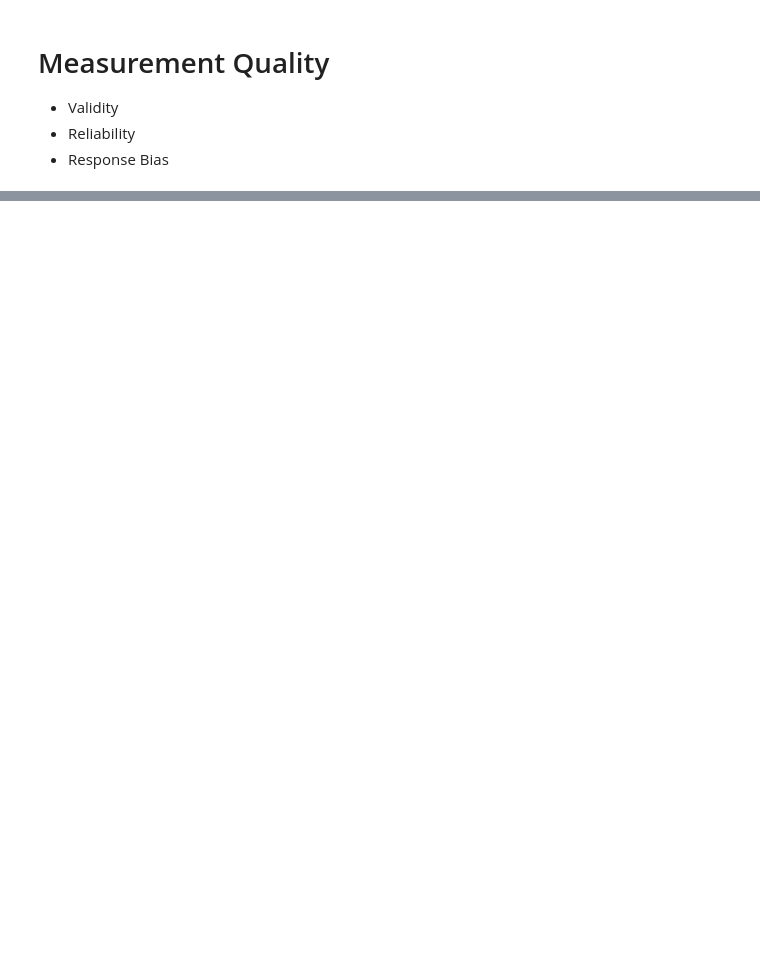
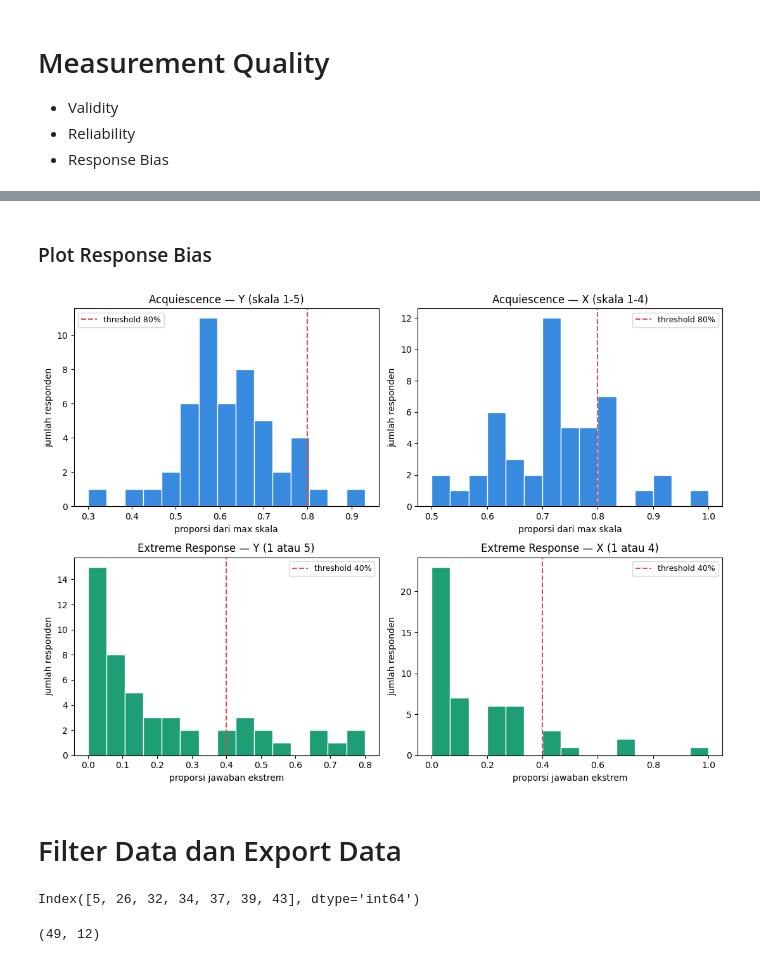
Before and after one commit to williamuntung/Pengaruh-Efikasi-Diri-Terhadap-Tingkat-Stress-Periode-UTS-Data-Science-B28, a Jupyter notebook: measurment.ipynb, the cells around one changed output, grey strips where cells are left out. Drawn from its saved outputs; the diff is of its cells as text; code cells hidden in the pictures; blank space fills up the shorter version.

```diff
--- a/measurment.ipynb
+++ b/measurment.ipynb
@@ -99,0 +394,6 @@ df_final.head()
+# %%
+y_mean = var_y.mean(axis = 1) / 5
+y_high_acq = y_mean >= 0.8
+y_low_acq = y_mean <= 0.2
+y_acq_flag = y_high_acq | y_low_acq
+y_acq_flag.value_counts()
@@ -99,0 +404,6 @@ df_final.head()
+# %%
+x_mean = var_x.mean(axis = 1) / 4
+x_high_acq = x_mean >= 0.8
+x_low_acq = x_mean <= 0.2
+x_acq_flag = x_high_acq | x_low_acq
+x_acq_flag.value_counts()
@@ -99,0 +416,4 @@ df_final.head()
+# %%
+extreme_y = var_y.apply(lambda r: ((r == 1) | (r == 5)).mean(), axis = 1)
+extreme_y_flag = extreme_y > 0.4
+extreme_y_flag.value_counts()
@@ -99,0 +432,4 @@ df_final.head()
+# %%
+extreme_x = var_x.apply(lambda r: ((r == 1) | (r == 4)).mean(), axis = 1)
+extreme_x_flag = extreme_x > 0.4
+extreme_x_flag.value_counts()
@@ -99,0 +510,45 @@ df_final.head()
+# %% [markdown]
+### Plot Response Bias
+# %%
+fig, axes = plt.subplots(2, 2, figsize=(11, 8))
+
+# Acquiescence Y
+axes[0,0].hist(y_mean, bins=15, color="#378ADD", edgecolor="white")
+axes[0,0].axvline(0.8, color="#E24B4A", linestyle="--", linewidth=1.5, label="threshold 80%")
+# axes[0,0].axvline(0.2, color="#E24B4A", linestyle="--", linewidth=1.5, label="threshold 20%")
+axes[0,0].set_title("Acquiescence — Y (skala 1-5)")
+axes[0,0].set_xlabel("proporsi dari max skala")
+axes[0,0].set_ylabel("jumlah responden")
+axes[0,0].legend(fontsize=9)
+
+# Acquiescence X
+axes[0,1].hist(x_mean, bins=15, color="#378ADD", edgecolor="white")
+axes[0,1].axvline(0.8, color="#E24B4A", linestyle="--", linewidth=1.5, label="threshold 80%")
+# axes[0,1].axvline(0.2, color="#E24B4A", linestyle="--", linewidth=1.5, label="threshold 20%")
+axes[0,1].set_title("Acquiescence — X (skala 1-4)")
+axes[0,1].set_xlabel("proporsi dari max skala")
+axes[0,1].set_ylabel("jumlah responden")
+axes[0,1].legend(fontsize=9)
+
+# Extreme Y
+axes[1,0].hist(extreme_y, bins=15, color="#1D9E75", edgecolor="white")
+axes[1,0].axvline(0.4, color="#E24B4A", linestyle="--", linewidth=1.5, label="threshold 40%")
+axes[1,0].set_title("Extreme Response — Y (1 atau 5)")
+axes[1,0].set_xlabel("proporsi jawaban ekstrem")
+axes[1,0].set_ylabel("jumlah responden")
+axes[1,0].legend(fontsize=9)
+
+# Extreme X
+axes[1,1].hist(extreme_x, bins=15, color="#1D9E75", edgecolor="white")
+axes[1,1].axvline(0.4, color="#E24B4A", linestyle="--", linewidth=1.5, label="threshold 40%")
+axes[1,1].set_title("Extreme Response — X (1 atau 4)")
+axes[1,1].set_xlabel("proporsi jawaban ekstrem")
+axes[1,1].set_ylabel("jumlah responden")
+axes[1,1].legend(fontsize=9)
+
+plt.tight_layout()
+plt.show()
+# %% [output]
+[figure, added]
+# %% [markdown]
+# Filter Data dan Export Data
@@ -99,0 +557,8 @@ df_final.head()
+# %%
+df_final[flagged].index
+# %% [output]
+Index([5, 26, 32, 34, 37, 39, 43], dtype='int64')
+# %%
+df_final.shape
+# %% [output]
+(49, 12)
```
Also changed, not shown: parts of 55 cells of this notebook.
